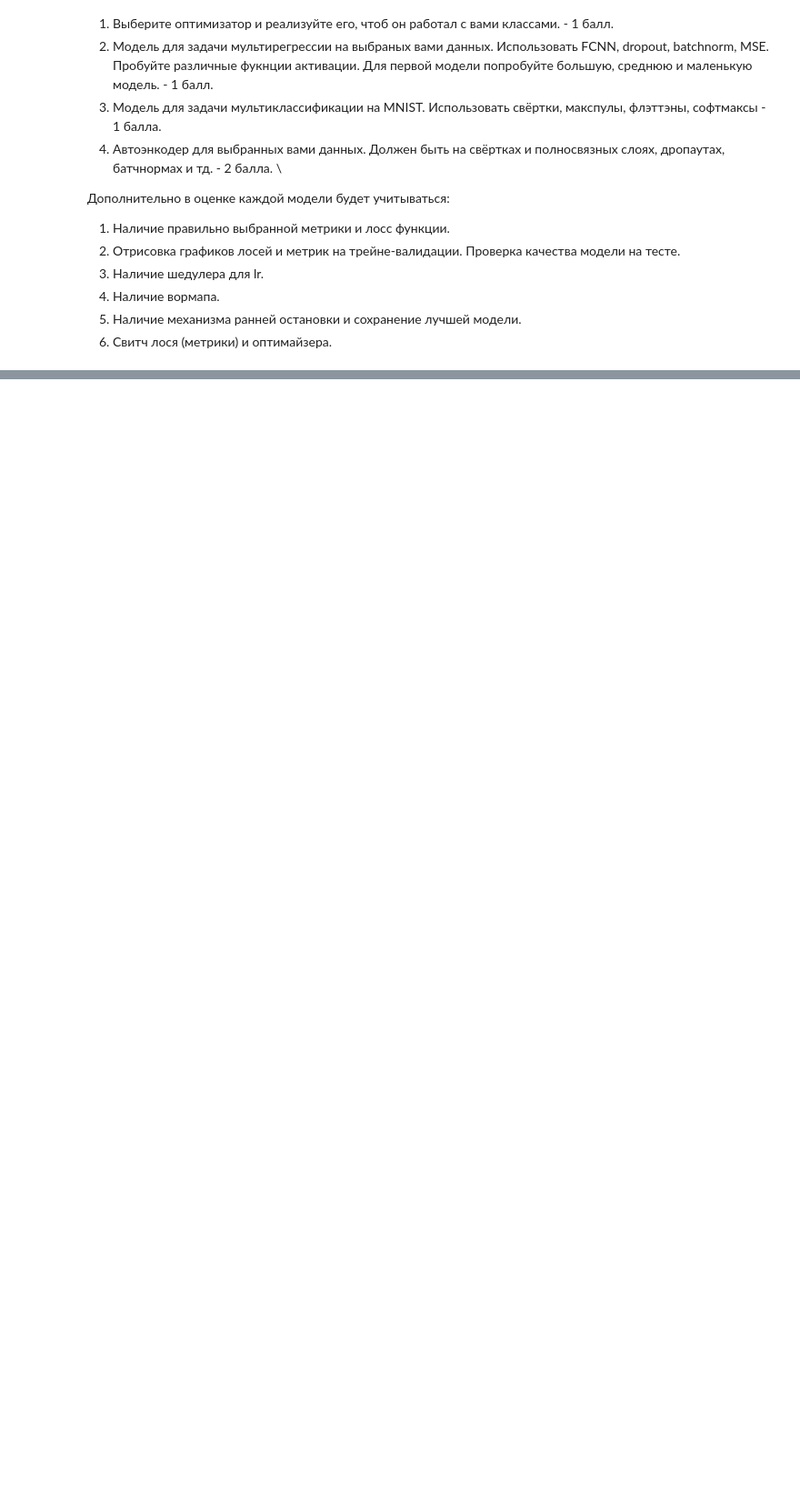
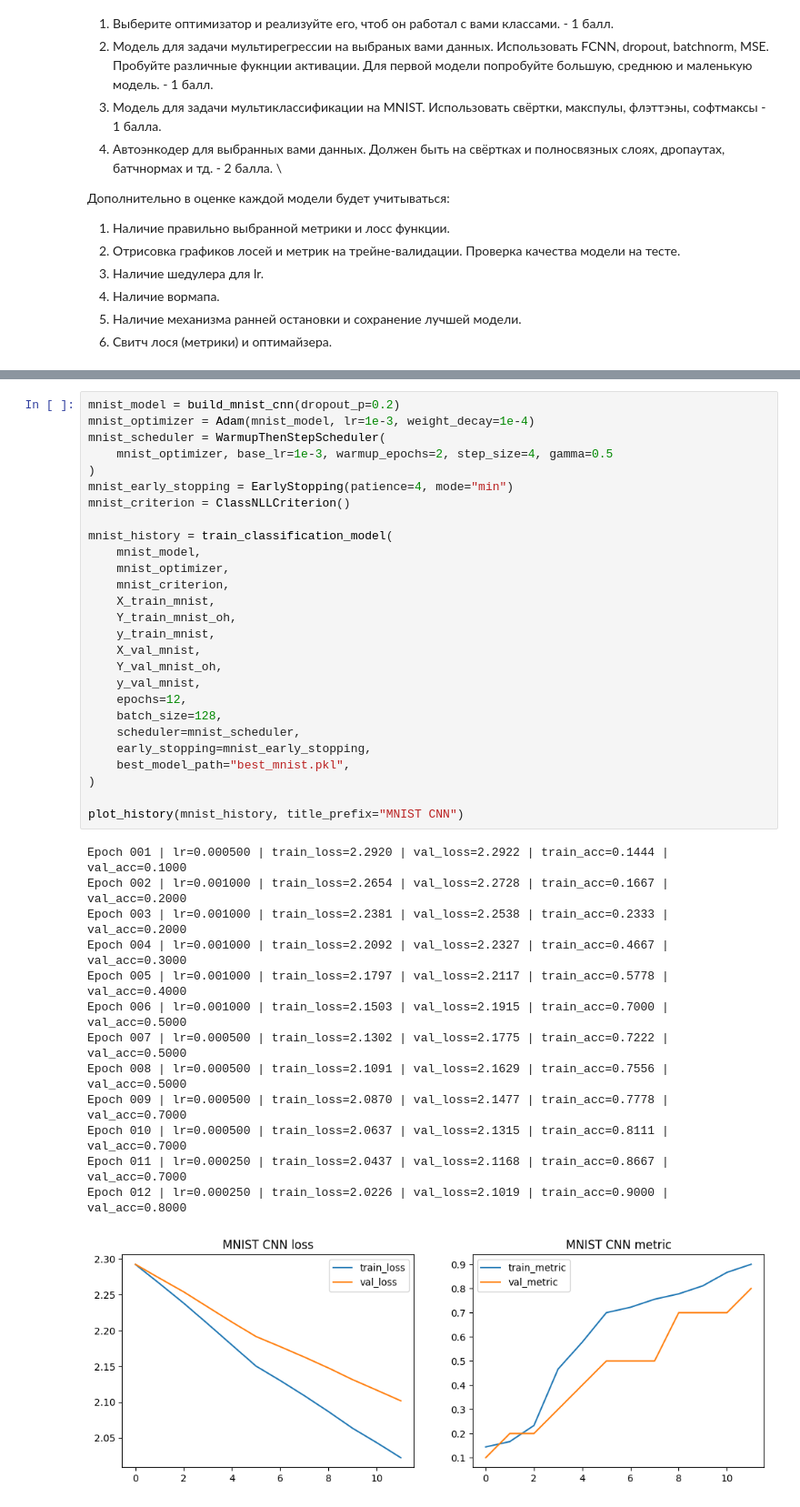
Before and after one commit to lanmorive/dl_homework, a Jupyter notebook: homework_modules.ipynb, the cells around one changed output, grey strips where cells are left out. Shown at 91% size. Saved outputs shown, nothing was run; the diff lists cells and outputs as text; blank space fills up the shorter version.

```diff
--- a/homework_modules.ipynb
+++ b/homework_modules.ipynb
@@ -1167,0 +1826,41 @@ class ClassNLLCriterion(Criterion):
+# %%
+mnist_model = build_mnist_cnn(dropout_p=0.2)
+mnist_optimizer = Adam(mnist_model, lr=1e-3, weight_decay=1e-4)
+mnist_scheduler = WarmupThenStepScheduler(
+    mnist_optimizer, base_lr=1e-3, warmup_epochs=2, step_size=4, gamma=0.5
+)
+mnist_early_stopping = EarlyStopping(patience=4, mode="min")
+mnist_criterion = ClassNLLCriterion()
+
+mnist_history = train_classification_model(
+    mnist_model,
+    mnist_optimizer,
+    mnist_criterion,
+    X_train_mnist,
+    Y_train_mnist_oh,
+    y_train_mnist,
+    X_val_mnist,
+    Y_val_mnist_oh,
+    y_val_mnist,
+    epochs=12,
+    batch_size=128,
+    scheduler=mnist_scheduler,
+    early_stopping=mnist_early_stopping,
+    best_model_path="best_mnist.pkl",
+)
+
+plot_history(mnist_history, title_prefix="MNIST CNN")
+# %% [output]
+Epoch 001 | lr=0.000500 | train_loss=2.2920 | val_loss=2.2922 | train_acc=0.1444 | val_acc=0.1000
+Epoch 002 | lr=0.001000 | train_loss=2.2654 | val_loss=2.2728 | train_acc=0.1667 | val_acc=0.2000
+Epoch 003 | lr=0.001000 | train_loss=2.2381 | val_loss=2.2538 | train_acc=0.2333 | val_acc=0.2000
+Epoch 004 | lr=0.001000 | train_loss=2.2092 | val_loss=2.2327 | train_acc=0.4667 | val_acc=0.3000
+Epoch 005 | lr=0.001000 | train_loss=2.1797 | val_loss=2.2117 | train_acc=0.5778 | val_acc=0.4000
+Epoch 006 | lr=0.001000 | train_loss=2.1503 | val_loss=2.1915 | train_acc=0.7000 | val_acc=0.5000
+Epoch 007 | lr=0.000500 | train_loss=2.1302 | val_loss=2.1775 | train_acc=0.7222 | val_acc=0.5000
+Epoch 008 | lr=0.000500 | train_loss=2.1091 | val_loss=2.1629 | train_acc=0.7556 | val_acc=0.5000
+Epoch 009 | lr=0.000500 | train_loss=2.0870 | val_loss=2.1477 | train_acc=0.7778 | val_acc=0.7000
+Epoch 010 | lr=0.000500 | train_loss=2.0637 | val_loss=2.1315 | train_acc=0.8111 | val_acc=0.7000
+Epoch 011 | lr=0.000250 | train_loss=2.0437 | val_loss=2.1168 | train_acc=0.8667 | val_acc=0.7000
+Epoch 012 | lr=0.000250 | train_loss=2.0226 | val_loss=2.1019 | train_acc=0.9000 | val_acc=0.8000
+[figure, added]
```
Also changed, not shown: parts of 19 cells of this notebook, 1 other file.
